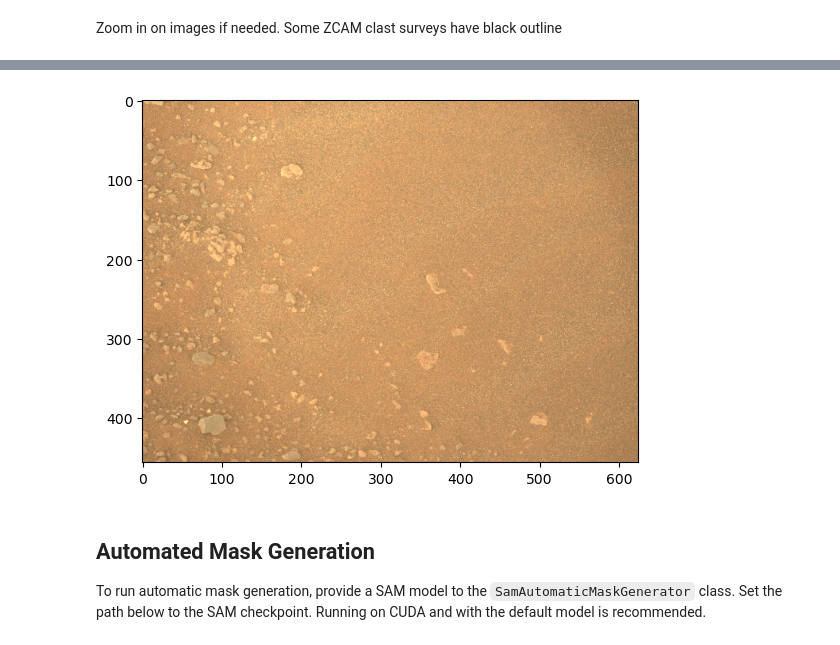
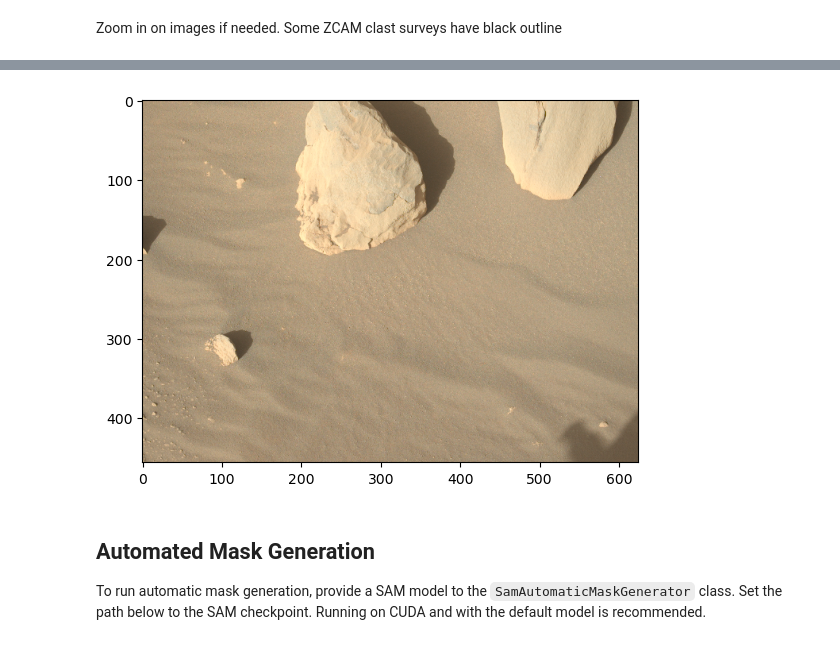
Before and after one commit to strongs20/segment-anything, a Jupyter notebook: notebooks/precise_dataset_gen.ipynb, the cells around one changed output, grey strips where cells are left out. Drawn from its saved outputs; the diff is of its cells as text; code cells hidden in the pictures.

```diff
--- a/notebooks/precise_dataset_gen.ipynb
+++ b/notebooks/precise_dataset_gen.ipynb
@@ -104,10 +105,10 @@ Successfully loaded and zoomed 218 images from /home/sastrong/repos/M2020_clasts
 # %%
 import matplotlib.pyplot as plt
 
-plt.imshow(cv2.cvtColor(imgs[2], cv2.COLOR_BGR2RGB))  # Convert from BGR to RGB for matplotlib
+plt.imshow(cv2.cvtColor(imgs[0], cv2.COLOR_BGR2RGB))  # Convert from BGR to RGB for matplotlib
 plt.show()
 # %% [output]
-[figure, old version]
+[figure, new version]
 # %% [markdown]
 ## Automated Mask Generation
 
```
Also changed, not shown: parts of 5 cells of this notebook, 4 other files.
